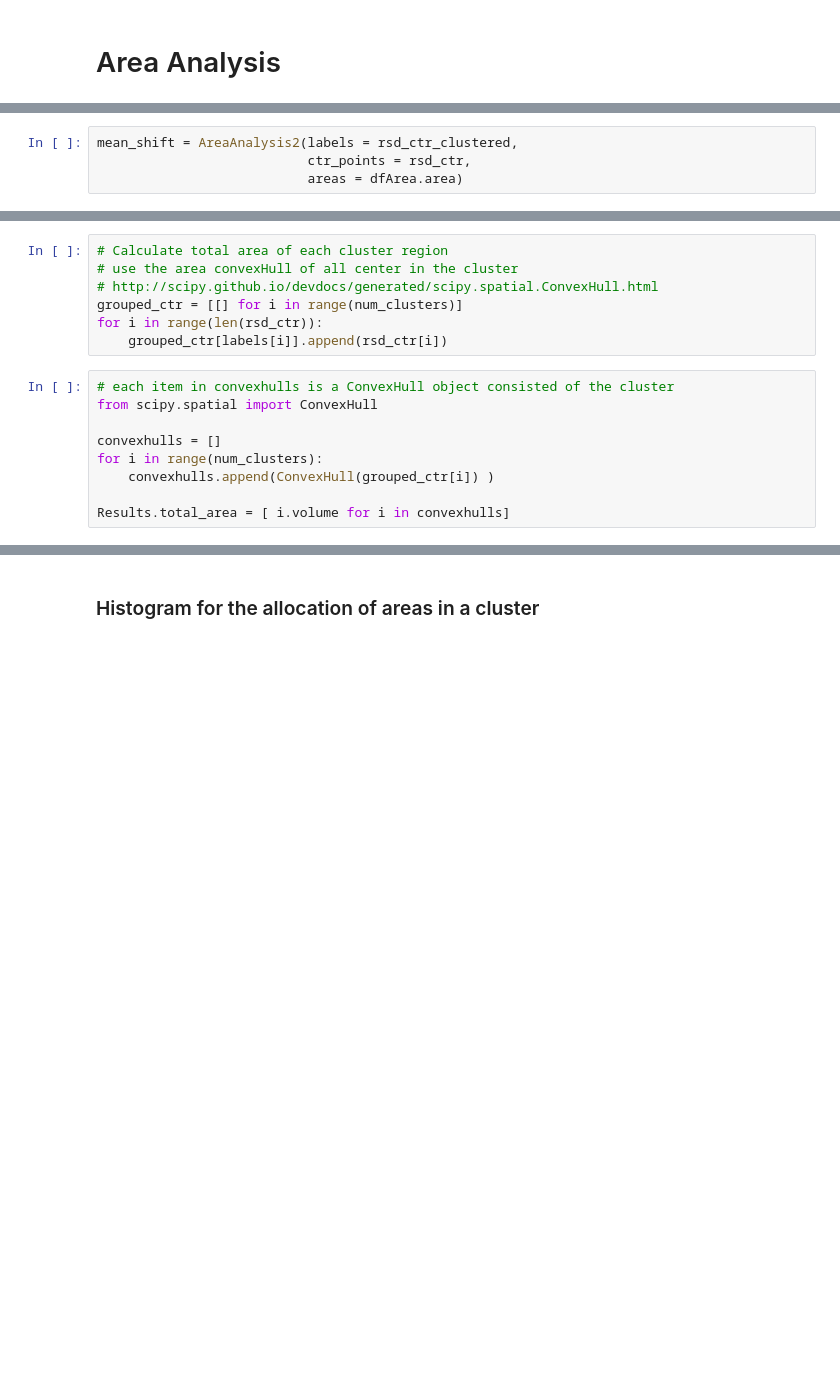
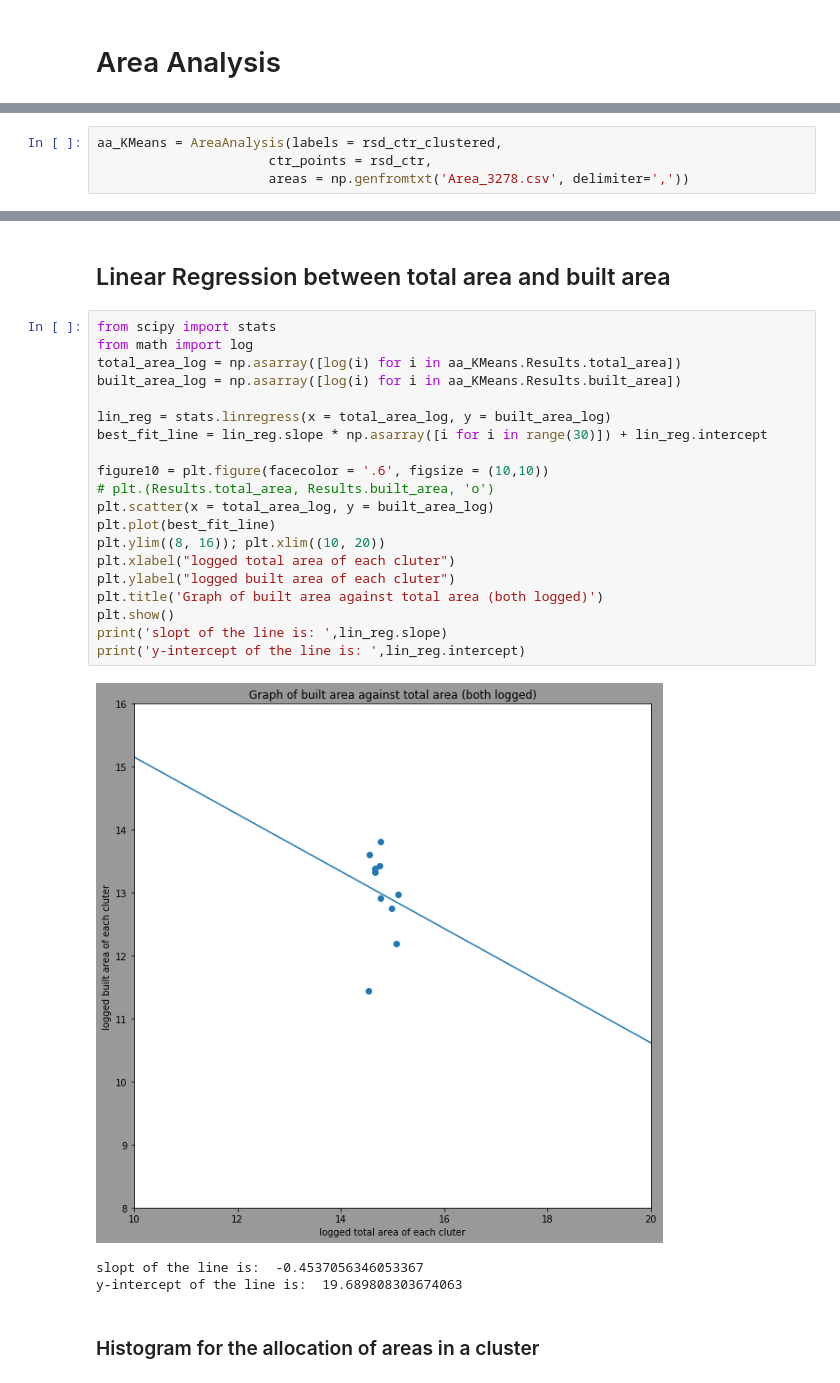
Before and after one commit to QitianHu46/Archeology-Clustering, a Jupyter notebook: Apply_KMeans.ipynb, the cells around one changed output, grey strips where cells are left out. Saved outputs shown, nothing was run; the diff lists cells and outputs as text; blank space fills up the shorter version.

```diff
--- a/Apply_KMeans.ipynb
+++ b/Apply_KMeans.ipynb
@@ -63,5 +59,5 @@ len(dfArea.area)
 # %%
-mean_shift = AreaAnalysis2(labels = rsd_ctr_clustered,
-                           ctr_points = rsd_ctr,
-                           areas = dfArea.area)
+aa_KMeans = AreaAnalysis(labels = rsd_ctr_clustered,
+                      ctr_points = rsd_ctr,
+                      areas = np.genfromtxt('Area_3278.csv', delimiter=','))
 # %% [output]
@@ -135,16 +64,0 @@ Results.Gini_coefficient = [ gini(np.asarray(dfArea[dfArea.cluster == i].area))
-# %%
-# Calculate total area of each cluster region
-# use the area convexHull of all center in the cluster
-# http://scipy.github.io/devdocs/generated/scipy.spatial.ConvexHull.html
-grouped_ctr = [[] for i in range(num_clusters)]
-for i in range(len(rsd_ctr)):
-    grouped_ctr[labels[i]].append(rsd_ctr[i])
-# %%
-# each item in convexhulls is a ConvexHull object consisted of the cluster
-from scipy.spatial import ConvexHull
-
-convexhulls = []
-for i in range(num_clusters):
-    convexhulls.append(ConvexHull(grouped_ctr[i]) )
-
-Results.total_area = [ i.volume for i in convexhulls]
@@ -191,3 +79,29 @@ Results.append({
+# %% [markdown]
+## Linear Regression between total area and built area
+# %%
+from scipy import stats
+from math import log
+total_area_log = np.asarray([log(i) for i in aa_KMeans.Results.total_area])
+built_area_log = np.asarray([log(i) for i in aa_KMeans.Results.built_area])
+
+lin_reg = stats.linregress(x = total_area_log, y = built_area_log)
+best_fit_line = lin_reg.slope * np.asarray([i for i in range(30)]) + lin_reg.intercept
+
+figure10 = plt.figure(facecolor = '.6', figsize = (10,10))
+# plt.(Results.total_area, Results.built_area, 'o')
+plt.scatter(x = total_area_log, y = built_area_log)
+plt.plot(best_fit_line)
+plt.ylim((8, 16)); plt.xlim((10, 20))
+plt.xlabel("logged total area of each cluter")
+plt.ylabel("logged built area of each cluter")
+plt.title('Graph of built area against total area (both logged)')
+plt.show()
+print('slopt of the line is: ',lin_reg.slope)
+print('y-intercept of the line is: ',lin_reg.intercept)
+# %% [output]
+[figure, added]
+slopt of the line is:  -0.4537056346053367
+y-intercept of the line is:  19.689808303674063
 # %% [markdown]
 ### Histogram for the allocation of areas in a cluster
 # %%
```
Also changed, not shown: parts of 24 cells of this notebook, 6 other files.
